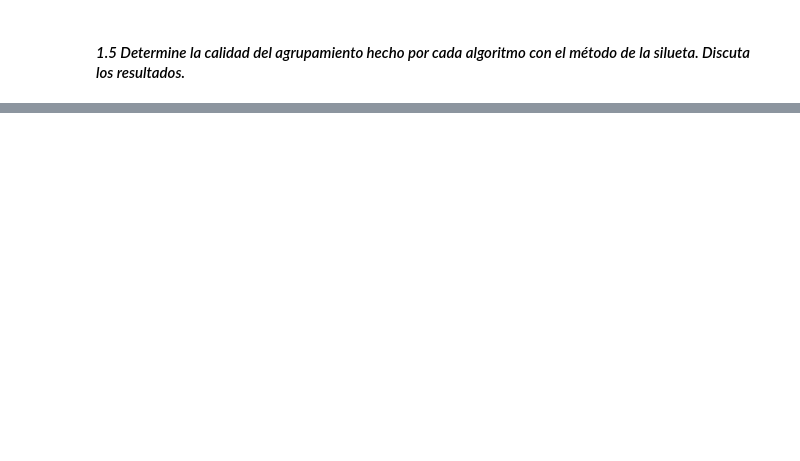
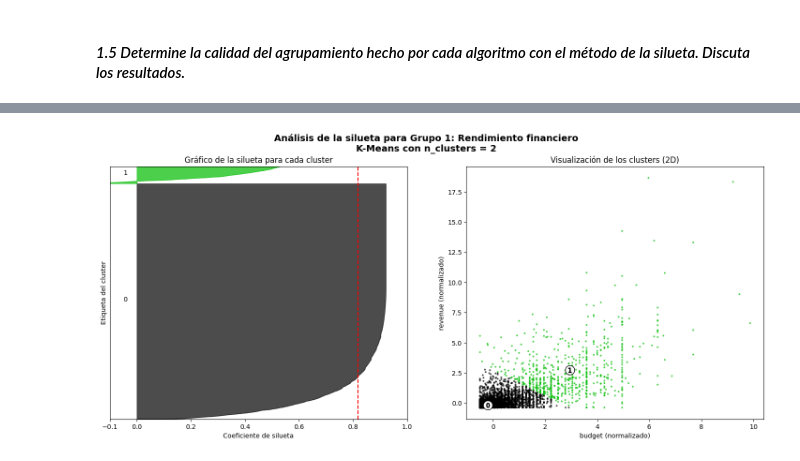
Before and after one commit to lemoonchild/Clustering-APriori-PCA, a Jupyter notebook: Clustering.ipynb, the cells around one changed output, grey strips where cells are left out. Cells and saved outputs as stored; diff of their text form; code cells hidden in the pictures; blank space fills up the shorter version.

```diff
--- a/Clustering.ipynb
+++ b/Clustering.ipynb
@@ -414,0 +739,99 @@ Jerárquico (k=5): Silhouette Score = 0.5736
+# %%
+def silhouette_analysis_kmeans(df_group, group_label, range_n_clusters=[2, 3, 5, 6, 7]):
+    # Escalar los datos
+    X = scale(df_group)
+
+    for n_clusters in range_n_clusters:
+        # Crear la figura y los subplots
+        fig, (ax1, ax2) = plt.subplots(1, 2)
+        fig.set_size_inches(18, 7)
+
+        ax1.set_xlim([-0.1, 1])
+        ax1.set_ylim([0, len(X) + (n_clusters + 1) * 10])
+
+        # Aplicar K-Means
+        clusterer = KMeans(n_clusters=n_clusters, random_state=10)
+        cluster_labels = clusterer.fit_predict(X)
+
+        # Calcular el promedio de la silueta
+        silhouette_avg = silhouette_score(X, cluster_labels)
+        print(f"Grupo: {group_label} | n_clusters = {n_clusters} | Silueta promedio = {silhouette_avg:.4f}")
+
+        # Calcular la silueta para cada muestra
+        sample_silhouette_values = silhouette_samples(X, cluster_labels)
+
+        y_lower = 10
+        for i in range(n_clusters):
+
+            ith_cluster_silhouette_values = sample_silhouette_values[cluster_labels == i]
+            ith_cluster_silhouette_values.sort()
+
+            size_cluster_i = ith_cluster_silhouette_values.shape[0]
+            y_upper = y_lower + size_cluster_i
+
+            color = cm.nipy_spectral(float(i) / n_clusters)
+            ax1.fill_betweenx(np.arange(y_lower, y_upper),
+                              0, ith_cluster_silhouette_values,
+                              facecolor=color, edgecolor=color, alpha=0.7)
+
+            # Etiqueta del cluster en la gráfica de silueta
+            ax1.text(-0.05, y_lower + 0.5 * size_cluster_i, str(i))
+            y_lower = y_upper + 10
+
+        ax1.set_title("Gráfico de la silueta para cada cluster")
+        ax1.set_xlabel("Coeficiente de silueta")
+        ax1.set_ylabel("Etiqueta del cluster")
+
+        # Línea vertical para la silueta promedio
+        ax1.axvline(x=silhouette_avg, color="red", linestyle="--")
+
+        ax1.set_yticks([])  # Sin etiquetas en el eje Y
+        ax1.set_xticks([-0.1, 0, 0.2, 0.4, 0.6, 0.8, 1])
+
+
+        colors = cm.nipy_spectral(cluster_labels.astype(float) / n_clusters)
+        ax2.scatter(X[:, 0], X[:, 1],
+                    marker=".", s=30, lw=0, alpha=0.7,
+                    c=colors, edgecolor="k")
+
+        # Dibujar los centroides (tomando sólo las dos primeras columnas para graficar)
+        centers = clusterer.cluster_centers_
+        ax2.scatter(centers[:, 0], centers[:, 1],
+                    marker="o", c="white", alpha=1, s=200, edgecolor="k")
+
+        for i, c in enumerate(centers):
+            ax2.scatter(c[0], c[1],
+                        marker=f"${i}$", alpha=1, s=50, edgecolor="k")
+
+        ax2.set_title("Visualización de los clusters (2D)")
+        ax2.set_xlabel(f"{df_group.columns[0]} (normalizado)")
+        if df_group.shape[1] > 1:
+            ax2.set_ylabel(f"{df_group.columns[1]} (normalizado)")
+        else:
+            ax2.set_ylabel("Dimensión 2")
+
+        plt.suptitle((f"Análisis de la silueta para {group_label}\nK-Means con n_clusters = {n_clusters}"),
+                     fontsize=14, fontweight="bold")
+        plt.show()
+
+
+range_n_clusters = [2, 3, 4, 5, 6]
+
+# Grupo 1
+silhouette_analysis_kmeans(df_group1, "Grupo 1: Rendimiento financiero", range_n_clusters)
+
+# Grupo 2
+silhouette_analysis_kmeans(df_group2, "Grupo 2: Recepción", range_n_clusters)
+
+# Grupo 3
+silhouette_analysis_kmeans(df_group3, "Grupo 3: Producción 1", range_n_clusters)
+
+# Grupo 4
+silhouette_analysis_kmeans(df_group4, "Grupo 4: Producción 2", range_n_clusters)
+
+# Grupo 5
+silhouette_analysis_kmeans(df_group5, "Grupo 5: Elenco - cantidad/popularidad", range_n_clusters)
+
+# Grupo 6
+silhouette_analysis_kmeans(df_group6, "Grupo 6: Elenco - mujeres/hombres", range_n_clusters)
+# %% [output]
@@ -414,0 +839 @@ Jerárquico (k=5): Silhouette Score = 0.5736
+[figure, added]
```
Also changed, not shown: parts of 17 cells of this notebook.
